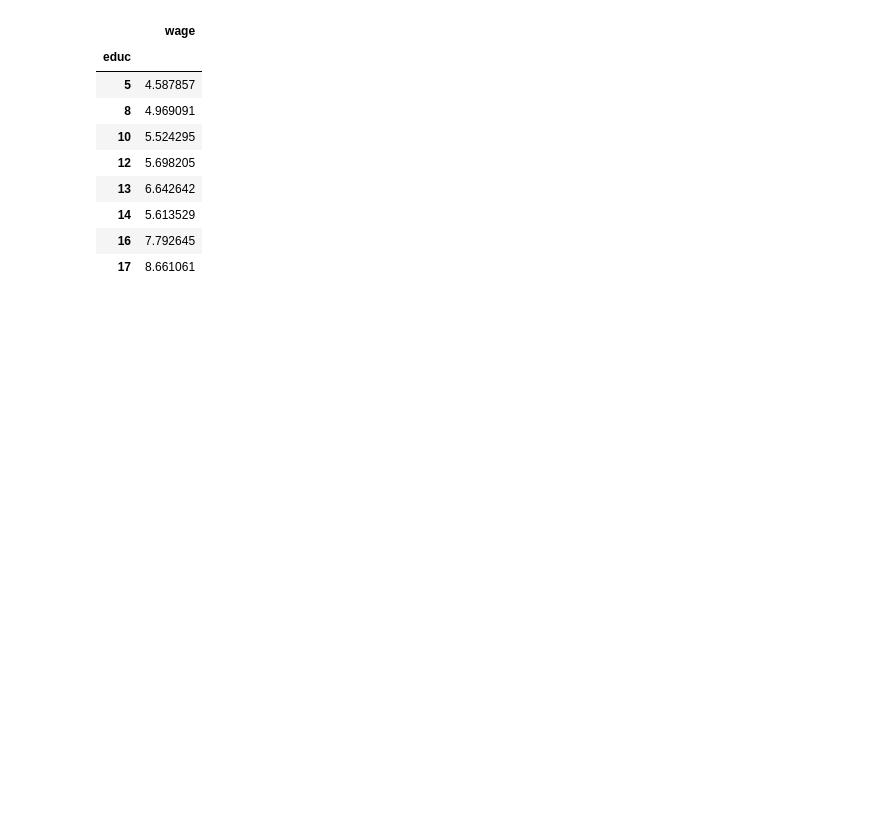
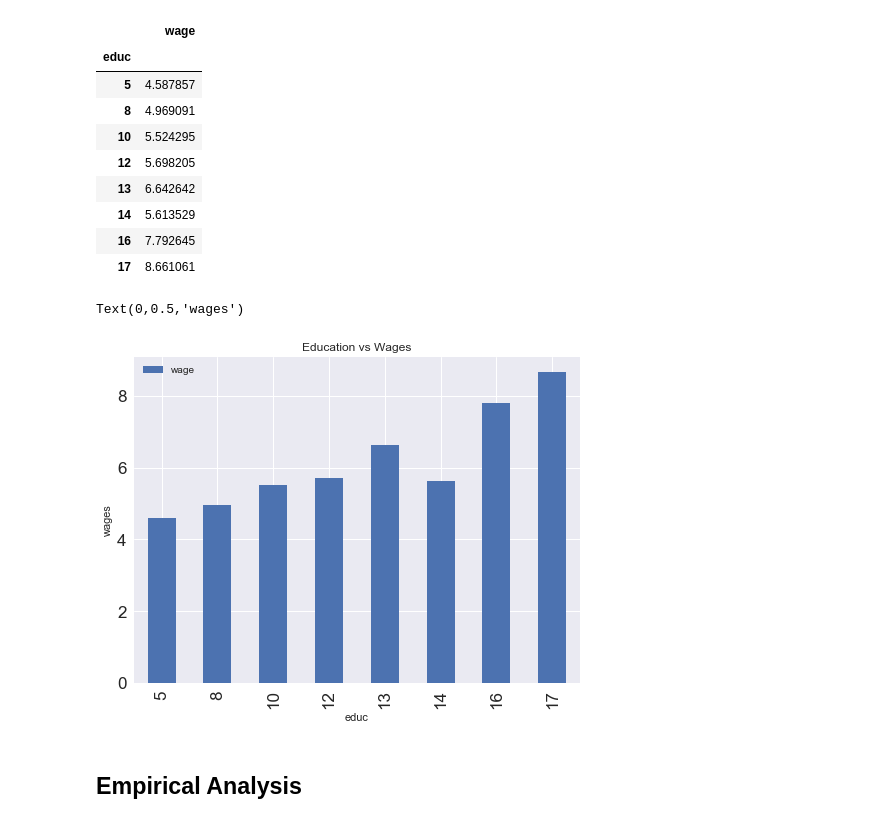
Before and after one commit to shrutirao94/beauty-and-the-labour-market, a Jupyter notebook: Beauty and the Labour Market.ipynb, the cells around one changed output. Drawn from its saved outputs; the diff is of its cells as text; code cells hidden in the pictures; blank space fills up the shorter version.

Commit message:
Further data stats and literature review.

```diff
--- a/Beauty and the Labour Market.ipynb
+++ b/Beauty and the Labour Market.ipynb
@@ -150,6 +190,6 @@ Just comparing average hourly wages across all levels of average education years
 # %%
-education_looks = pd.pivot_table(data, index = ['educ'], values='wage')
-education_looks
+education_wage = pd.pivot_table(data, index = ['educ'], values='wage')
+education_wage
 # %% [output]
 |  | wage |
 | educ |  |
@@ -161,3 +201,11 @@ education_looks
 | 14 | 5.613529 |
 | 16 | 7.792645 |
 | 17 | 8.661061 |
+# %%
+education_wage.plot(kind='bar', figsize=[8,6], title='Education vs Wages', fontsize=17)
+plt.ylabel('wages')
+# %% [output]
+Text(0,0.5,'wages')
+[figure, added]
+# %% [markdown]
+## Empirical Analysis
```
Also changed, not shown: parts of 16 cells of this notebook.
